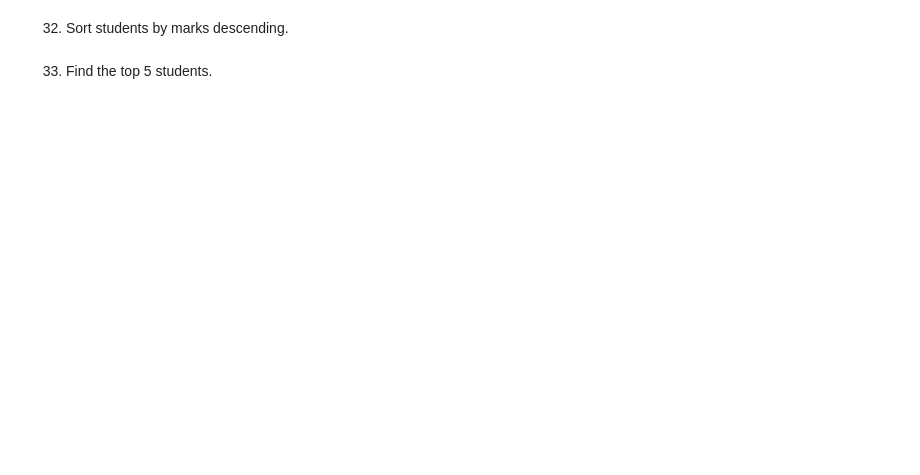
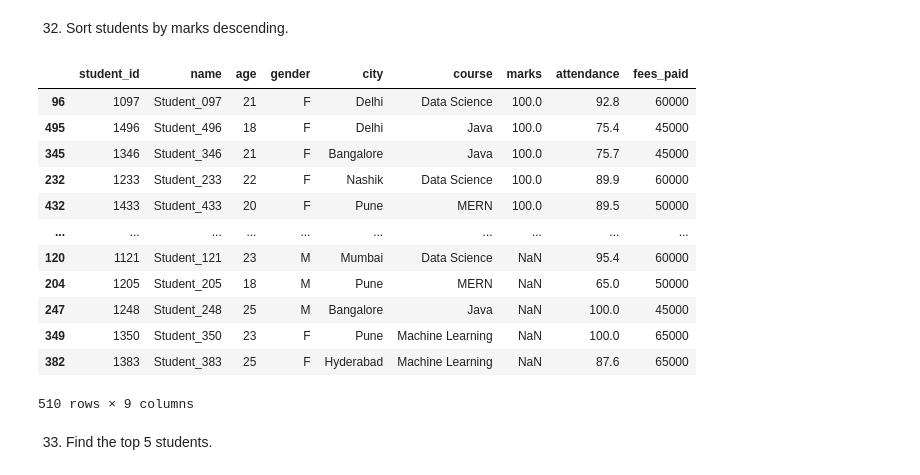
Before and after one commit to PrathmeshSurwase6250/Python_Pandas_DataFrame_Day1, a Jupyter notebook: level4.ipynb, the cells around one changed output. Drawn from its saved outputs; the diff is of its cells as text; code cells hidden in the pictures; blank space fills up the shorter version.

```diff
--- a/level4.ipynb
+++ b/level4.ipynb
@@ -24,4 +40,20 @@ students
 # %% [markdown]
 32. Sort students by marks descending.
+# %%
+students.sort_values('marks',ascending=False)
+# %% [output]
+|  | student_id | name | age | gender | city | course | marks | attendance | fees_paid |
+| 96 | 1097 | Student_097 | 21 | F | Delhi | Data Science | 100.0 | 92.8 | 60000 |
+| 495 | 1496 | Student_496 | 18 | F | Delhi | Java | 100.0 | 75.4 | 45000 |
+| 345 | 1346 | Student_346 | 21 | F | Bangalore | Java | 100.0 | 75.7 | 45000 |
+| 232 | 1233 | Student_233 | 22 | F | Nashik | Data Science | 100.0 | 89.9 | 60000 |
+| 432 | 1433 | Student_433 | 20 | F | Pune | MERN | 100.0 | 89.5 | 50000 |
+| ... | ... | ... | ... | ... | ... | ... | ... | ... | ... |
+| 120 | 1121 | Student_121 | 23 | M | Mumbai | Data Science | NaN | 95.4 | 60000 |
+| 204 | 1205 | Student_205 | 18 | M | Pune | MERN | NaN | 65.0 | 50000 |
+| 247 | 1248 | Student_248 | 25 | M | Bangalore | Java | NaN | 100.0 | 45000 |
+| 349 | 1350 | Student_350 | 23 | F | Pune | Machine Learning | NaN | 100.0 | 65000 |
+| 382 | 1383 | Student_383 | 25 | F | Hyderabad | Machine Learning | NaN | 87.6 | 65000 |
+510 rows × 9 columns
 # %% [markdown]
 33. Find the top 5 students.
```
Also changed, not shown: parts of 10 cells of this notebook, 1 other file.
